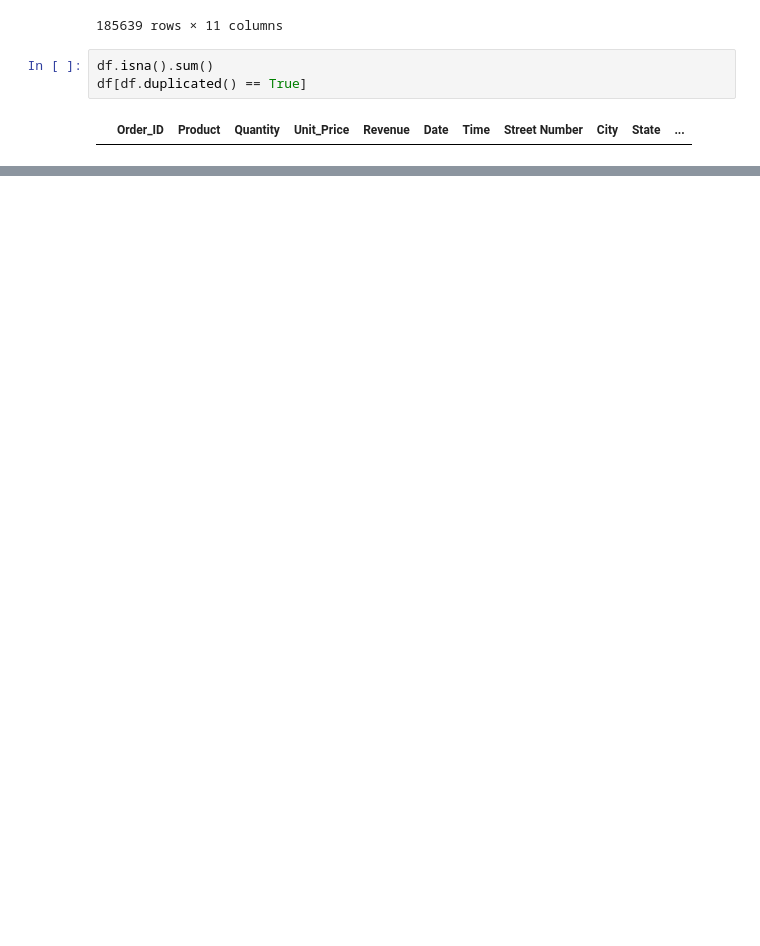
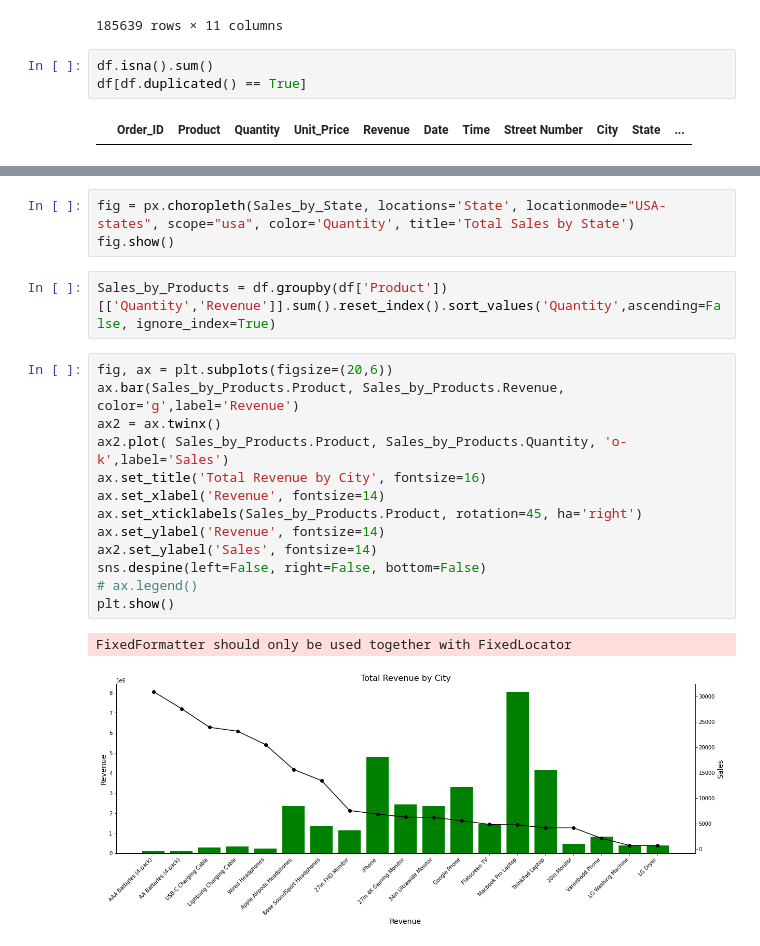
Before and after one commit to adunoluwa1/Product-Sales-Analysis, a Jupyter notebook: Sales_Data_Analysis.ipynb, the cells around one changed output, grey strips where cells are left out. Drawn from its saved outputs; the diff is of its cells as text; blank space fills up the shorter version.

```diff
--- a/Sales_Data_Analysis.ipynb
+++ b/Sales_Data_Analysis.ipynb
@@ -31,0 +152,21 @@ df[df.duplicated() == True]
+# %%
+fig = px.choropleth(Sales_by_State, locations='State', locationmode="USA-states", scope="usa", color='Quantity', title='Total Sales by State')
+fig.show()
+# %%
+Sales_by_Products = df.groupby(df['Product'])[['Quantity','Revenue']].sum().reset_index().sort_values('Quantity',ascending=False, ignore_index=True)
+# %%
+fig, ax = plt.subplots(figsize=(20,6))
+ax.bar(Sales_by_Products.Product, Sales_by_Products.Revenue, color='g',label='Revenue')
+ax2 = ax.twinx()
+ax2.plot( Sales_by_Products.Product, Sales_by_Products.Quantity, 'o-k',label='Sales')
+ax.set_title('Total Revenue by City', fontsize=16)
+ax.set_xlabel('Revenue', fontsize=14)
+ax.set_xticklabels(Sales_by_Products.Product, rotation=45, ha='right')
+ax.set_ylabel('Revenue', fontsize=14)
+ax2.set_ylabel('Sales', fontsize=14)
+sns.despine(left=False, right=False, bottom=False)
+# ax.legend()
+plt.show()
+# %% [output]
+FixedFormatter should only be used together with FixedLocator
+[figure, added]
```
Also changed, not shown: parts of 13 cells of this notebook, 3 other files.
